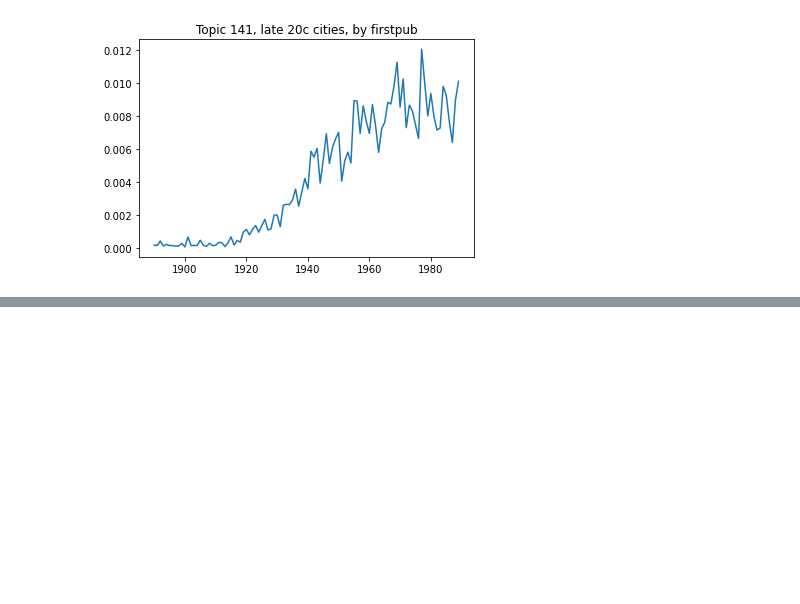
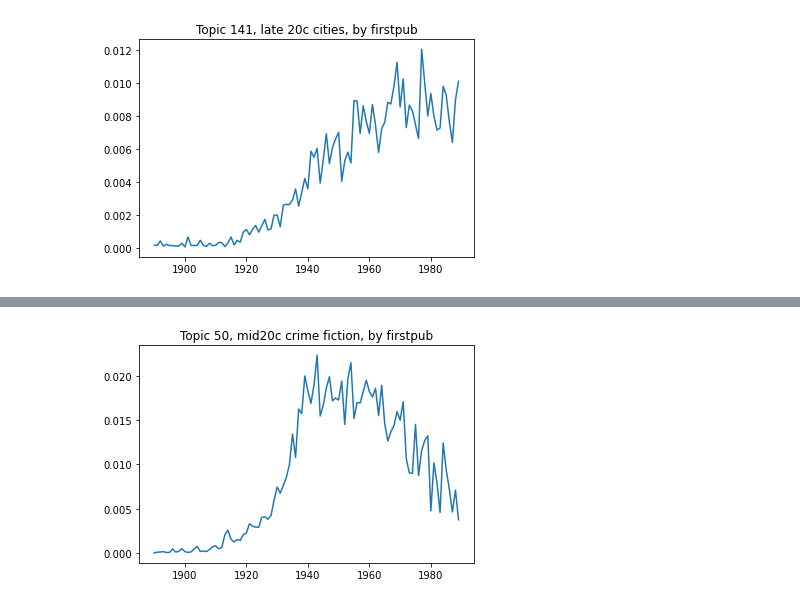
Before and after one commit to tedunderwood/period-cohort, a Jupyter notebook: regression/InterpretTopicResults.ipynb, the cells around one changed output, grey strips where cells are left out. Drawn from its saved outputs; the diff is of its cells as text; code cells hidden in the pictures; blank space fills up the shorter version.

```diff
--- a/regression/InterpretTopicResults.ipynb
+++ b/regression/InterpretTopicResults.ipynb
@@ -380,0 +409,6 @@ plt.show()
+# %%
+sns.lineplot(x = fpxaxis, y = avgbyfirstpub)
+plt.title('Topic 50, mid20c crime fiction, by firstpub')
+plt.show()
+# %% [output]
+[figure, added]
```
Also changed, not shown: parts of 22 cells of this notebook, 2 other files.
